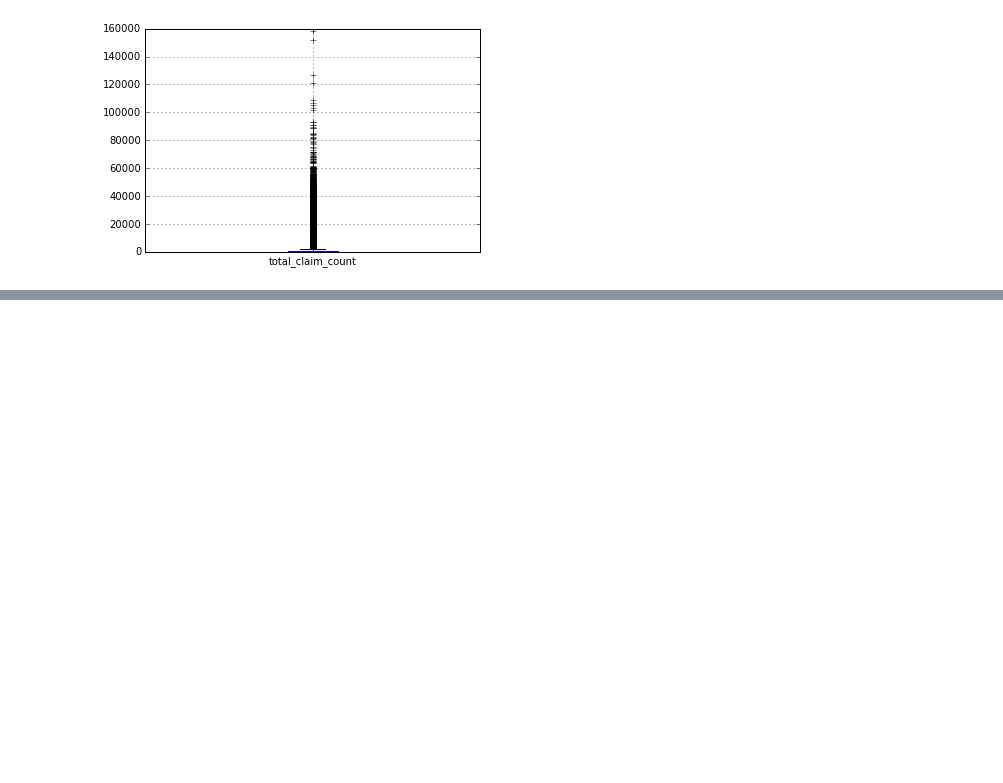
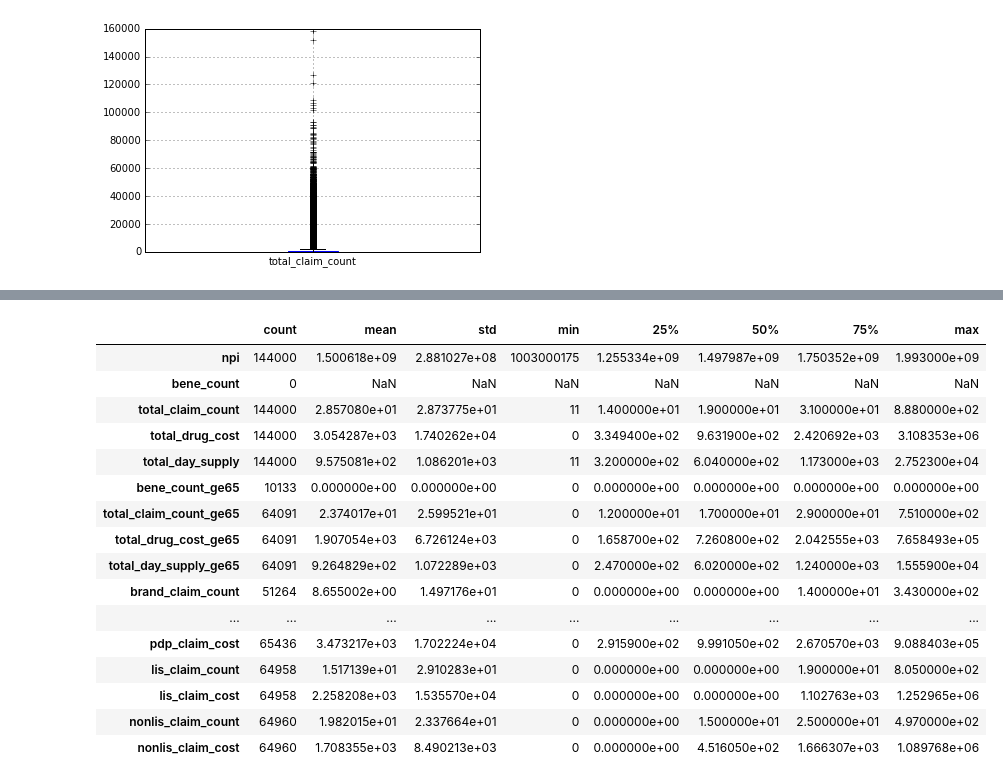
Before and after one commit to aurel1212/medicare-project, a Jupyter notebook: script/npi_13_EDA.ipynb, the cells around one changed output, grey strips where cells are left out. Saved outputs shown, nothing was run; the diff lists cells and outputs as text; code cells hidden in the pictures; blank space fills up the shorter version.

```diff
--- a/script/npi_13_EDA.ipynb
+++ b/script/npi_13_EDA.ipynb
@@ -134,0 +171,20 @@ The default value for 'return_type' will change to 'axes' in a future release.
+# %%
+df_npi[df_npi['bene_count'].isnull()].describe().T
+# %% [output]
+|  | count | mean | std | min | 25% | 50% | 75% | max |
+| npi | 144000 | 1.500618e+09 | 2.881027e+08 | 1003000175 | 1.255334e+09 | 1.497987e+09 | 1.750352e+09 | 1.993000e+09 |
+| bene_count | 0 | NaN | NaN | NaN | NaN | NaN | NaN | NaN |
+| total_claim_count | 144000 | 2.857080e+01 | 2.873775e+01 | 11 | 1.400000e+01 | 1.900000e+01 | 3.100000e+01 | 8.880000e+02 |
+| total_drug_cost | 144000 | 3.054287e+03 | 1.740262e+04 | 0 | 3.349400e+02 | 9.631900e+02 | 2.420692e+03 | 3.108353e+06 |
+| total_day_supply | 144000 | 9.575081e+02 | 1.086201e+03 | 11 | 3.200000e+02 | 6.040000e+02 | 1.173000e+03 | 2.752300e+04 |
+| bene_count_ge65 | 10133 | 0.000000e+00 | 0.000000e+00 | 0 | 0.000000e+00 | 0.000000e+00 | 0.000000e+00 | 0.000000e+00 |
+| total_claim_count_ge65 | 64091 | 2.374017e+01 | 2.599521e+01 | 0 | 1.200000e+01 | 1.700000e+01 | 2.900000e+01 | 7.510000e+02 |
+| total_drug_cost_ge65 | 64091 | 1.907054e+03 | 6.726124e+03 | 0 | 1.658700e+02 | 7.260800e+02 | 2.042555e+03 | 7.658493e+05 |
+| total_day_supply_ge65 | 64091 | 9.264829e+02 | 1.072289e+03 | 0 | 2.470000e+02 | 6.020000e+02 | 1.240000e+03 | 1.555900e+04 |
+| brand_claim_count | 51264 | 8.655002e+00 | 1.497176e+01 | 0 | 0.000000e+00 | 0.000000e+00 | 1.400000e+01 | 3.430000e+02 |
+| ... | ... | ... | ... | ... | ... | ... | ... | ... |
+| pdp_claim_cost | 65436 | 3.473217e+03 | 1.702224e+04 | 0 | 2.915900e+02 | 9.991050e+02 | 2.670570e+03 | 9.088403e+05 |
+| lis_claim_count | 64958 | 1.517139e+01 | 2.910283e+01 | 0 | 0.000000e+00 | 0.000000e+00 | 1.900000e+01 | 8.050000e+02 |
+| lis_claim_cost | 64958 | 2.258208e+03 | 1.535570e+04 | 0 | 0.000000e+00 | 0.000000e+00 | 1.102763e+03 | 1.252965e+06 |
+| nonlis_claim_count | 64960 | 1.982015e+01 | 2.337664e+01 | 0 | 0.000000e+00 | 1.500000e+01 | 2.500000e+01 | 4.970000e+02 |
+| nonlis_claim_cost | 64960 | 1.708355e+03 | 8.490213e+03 | 0 | 0.000000e+00 | 4.516050e+02 | 1.666307e+03 | 1.089768e+06 |
```
Also changed, not shown: parts of 11 cells of this notebook.
